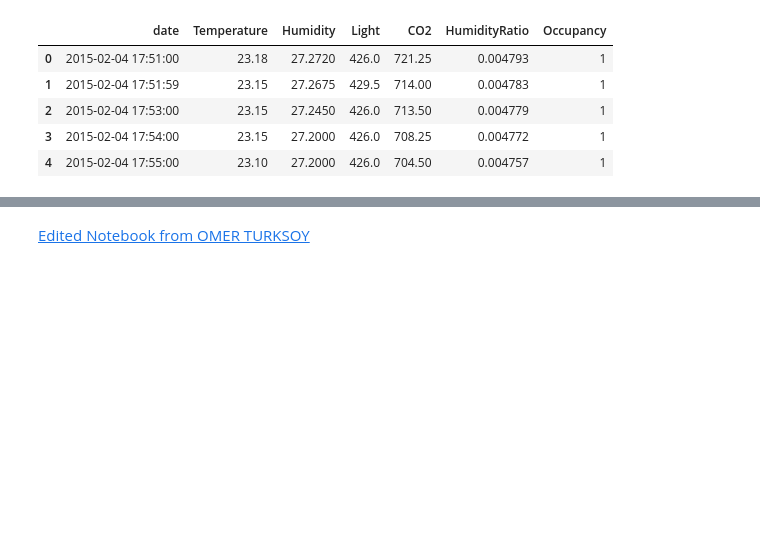
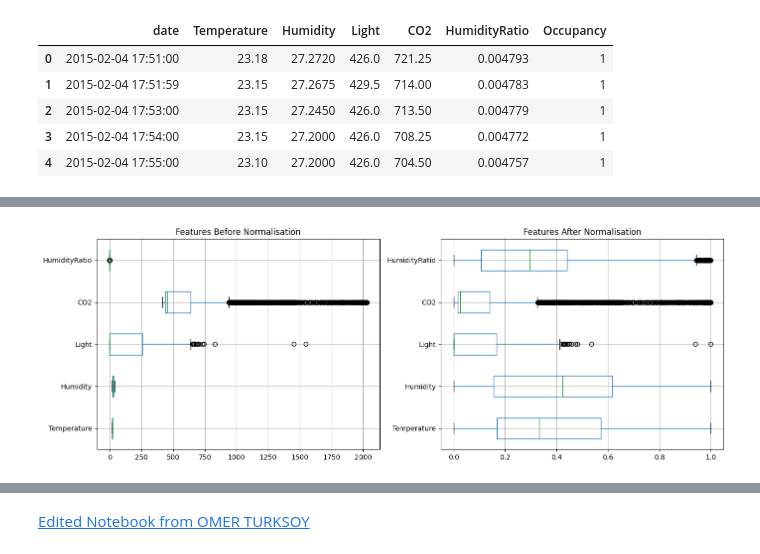
Before and after one commit to ZahinMai/HVAC-Occupancy-Detection, a Jupyter notebook: section-2-occupancy-prediction.ipynb, the cells around one changed output, grey strips where cells are left out. Saved outputs shown, nothing was run; the diff lists cells and outputs as text; code cells hidden in the pictures; blank space fills up the shorter version.

```diff
--- a/section-2-occupancy-prediction.ipynb
+++ b/section-2-occupancy-prediction.ipynb
@@ -208,0 +200,25 @@ ax = sns.heatmap(datatraining.corr(), annot=True, linewidths=.2)
+# %%
+from sklearn.preprocessing import MinMaxScaler
+# ...can also import StandardScaler, MaxAbsScaler, RobustScaler and more from the 'sklearn.preprocessing' class
+
+# Show the boxplots side by side in one figure
+plt.figure(figsize=(14, 5))
+
+# Boxplot before normalisation
+plt.subplot(1, 2, 1) # first column (left plot)
+datatraining.boxplot(column=columns, vert=False)
+plt.title('Features Before Normalisation')
+
+# Scale the data to range 0-1
+scaler = MinMaxScaler() # **** a) CHANGE THIS ****
+datatraining_normalized = datatraining.copy()  # Create a copy of the DataFrame for normalized data
+datatraining_normalized[columns] = scaler.fit_transform(datatraining_normalized[columns])
+
+# Boxplot after normalisation
+plt.subplot(1, 2, 2) # second column (right plot)
+datatraining_normalized.boxplot(column=columns, vert=False)
+plt.title('Features After Normalisation')
+
+plt.tight_layout() # Adjust layout
+# %% [output]
+[figure, added]
```
Also changed, not shown: parts of 34 cells of this notebook.
